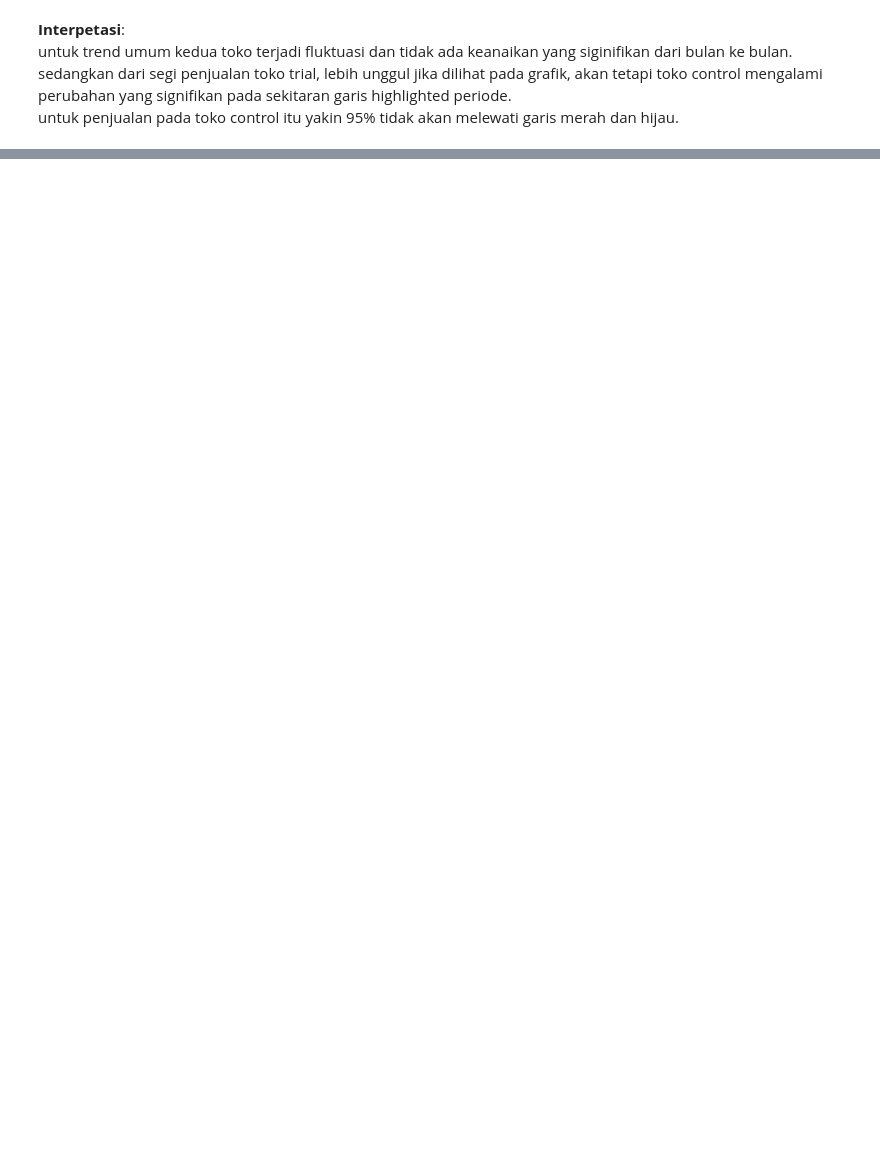
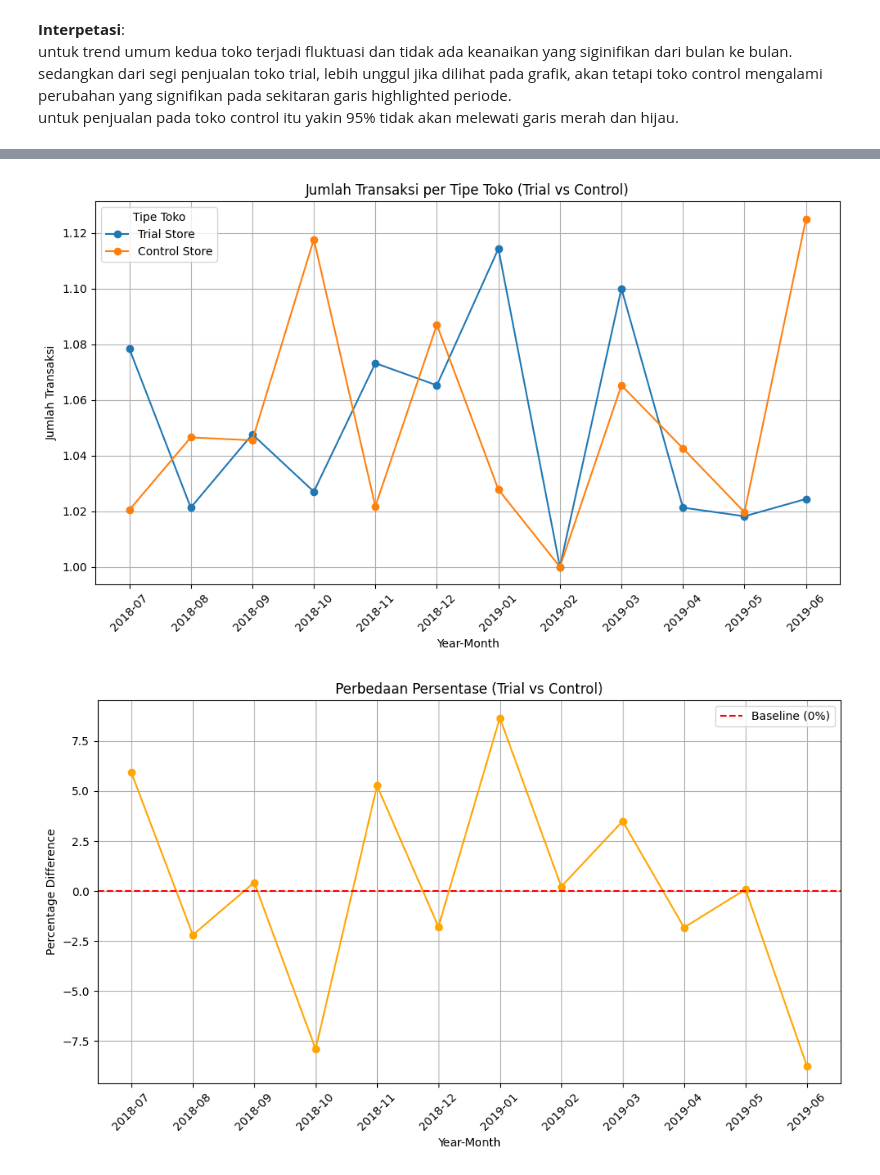
Before and after one commit to Aldistwn29/Experience_Perusahaan_Quantum, a Jupyter notebook: ritel_quantum.ipynb, the cells around one changed output, grey strips where cells are left out. Cells and saved outputs as stored; diff of their text form; code cells hidden in the pictures; blank space fills up the shorter version.

```diff
--- a/ritel_quantum.ipynb
+++ b/ritel_quantum.ipynb
@@ -352,8 +337,8 @@ trial_store = 1
 control_store = 2
 
 # Hitung faktor skala
-trial_sales_sum = pre_trial_measure[(pre_trial_measure['STORE_NBR'] == trial_store) & (pre_trial_measure['YearMonth'] < '2019-02')]['total_seles'].sum()
-control_sales_sum = pre_trial_measure[(pre_trial_measure['STORE_NBR'] == control_store) & (pre_trial_measure['YearMonth'] < '2019-02')]['total_seles'].sum()
+trial_sales_sum = measure_over_time[(measure_over_time['STORE_NBR'] == trial_store) & (measure_over_time['YearMonth'] < '2019-02')]['total_seles'].sum()
+control_sales_sum = measure_over_time[(measure_over_time['STORE_NBR'] == control_store) & (measure_over_time['YearMonth'] < '2019-02')]['total_seles'].sum()
 
 scaling_factor_for_control_sales = trial_sales_sum / control_sales_sum
 
@@ -499,0 +552,5 @@ untuk penjualan pada toko control itu yakin 95% tidak akan melewati garis merah
+# %%
+# Hitung std
+pre_trial_data = measure_over_time[measure_over_time['YearMonth'] < '2019-02']
+std_dev_cust = pre_trial_data['percentage_diff'].std()
+degress_of_freedom_2 = len(pre_trial_data) - 1
@@ -499,0 +559,10 @@ untuk penjualan pada toko control itu yakin 95% tidak akan melewati garis merah
+# %%
+# hitung rata-rata pelanggan per bulan dan tipe toko
+past_customers = pre_trial_data.groupby(['YearMonth', 'store_type'])['jumlah_transaksi'].mean().reset_index()
+
+# Tambahkan persentase drajat kepercayaan
+past_customers_95 = past_customers[past_customers['store_type'] == 'Control'].copy()
+past_customers_95['jumlah_transaksi'] *= (1 + std_dev_cust * 2)
+
+past_customers_5 = past_customers[past_customers['store_type'] == 'Control'].copy()
+past_customers_5['jumlah_transaksi'] *= (1 - std_dev_cust * 2)
@@ -499,0 +630,61 @@ untuk penjualan pada toko control itu yakin 95% tidak akan melewati garis merah
+# %%
+# Visualisasi Jumlah Transaksi per Tipe Toko (Trial vs Control)
+plt.figure(figsize=(10, 6))
+# Plot untuk Trial dan Control Stores
+for store_type in ['Trial', 'Control']:
+    store_data = measure_over_time[measure_over_time['store_type'] == store_type]
+    plt.plot(store_data['YearMonth'], store_data['jumlah_transaksi'], marker='o', label=f'{store_type} Store')
+
+plt.title('Jumlah Transaksi per Tipe Toko (Trial vs Control)')
+plt.xlabel('Year-Month')
+plt.ylabel('Jumlah Transaksi')
+plt.legend(title='Tipe Toko')
+plt.xticks(rotation=45)
+plt.grid(True)
+plt.tight_layout()
+plt.show()
+
+# Visualisasi Perbedaan Persentase (Trial)
+plt.figure(figsize=(10, 6))
+trial_data = measure_over_time[measure_over_time['store_type'] == 'Trial']
+plt.plot(trial_data['YearMonth'], trial_data['percentage_diff'], marker='o', color='orange')
+plt.axhline(0, color='red', linestyle='--', label='Baseline (0%)')
+
+plt.title('Perbedaan Persentase (Trial vs Control)')
+plt.xlabel('Year-Month')
+plt.ylabel('Percentage Difference')
+plt.legend()
+plt.xticks(rotation=45)
+plt.grid(True)
+plt.tight_layout()
+plt.show()
+
+# Visualisasi Confidence Interval untuk Control Store
+plt.figure(figsize=(10, 6))
+
+# Plot untuk Control Store
+control_data = measure_over_time[measure_over_time['store_type'] == 'Control']
+plt.plot(control_data['YearMonth'], control_data['jumlah_transaksi'], marker='o', color='blue')
+
+# Confidence Interval 95% dan 5%
+plt.fill_between(past_customers_95['YearMonth'],
+                 past_customers_95['jumlah_transaksi'] * (1 - std_dev_cust * 2),
+                 past_customers_95['jumlah_transaksi'] * (1 + std_dev_cust * 2),
+                 color='blue', alpha=0.2, label='Control 95% CI')
+
+plt.fill_between(past_customers_5['YearMonth'],
+                 past_customers_5['jumlah_transaksi'] * (1 - std_dev_cust * 2),
+                 past_customers_5['jumlah_transaksi'] * (1 + std_dev_cust * 2),
+                 color='blue', alpha=0.2, label='Control 5% CI')
+
+plt.title('Jumlah Transaksi Control dengan Confidence Interval (95% dan 5%)')
+plt.xlabel('Year-Month')
+plt.ylabel('Jumlah Transaksi')
+plt.legend()
+plt.xticks(rotation=45)
+plt.grid(True)
+plt.tight_layout()
+plt.show()
+# %% [output]
+[figure, added]
+[figure, added]
```
Also changed, not shown: parts of 16 cells of this notebook.
